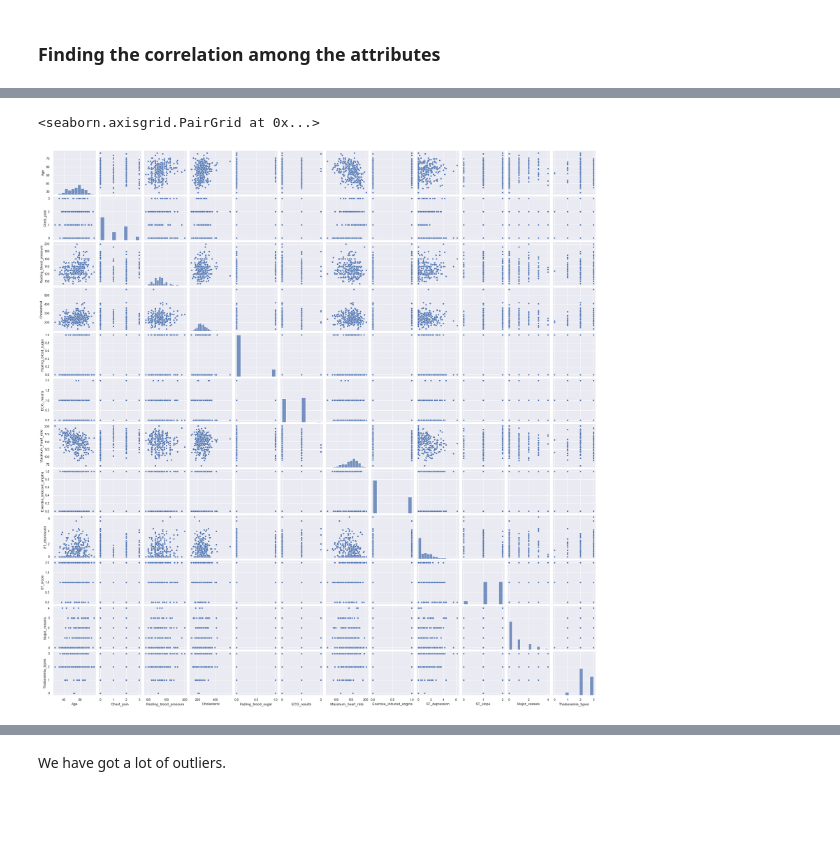
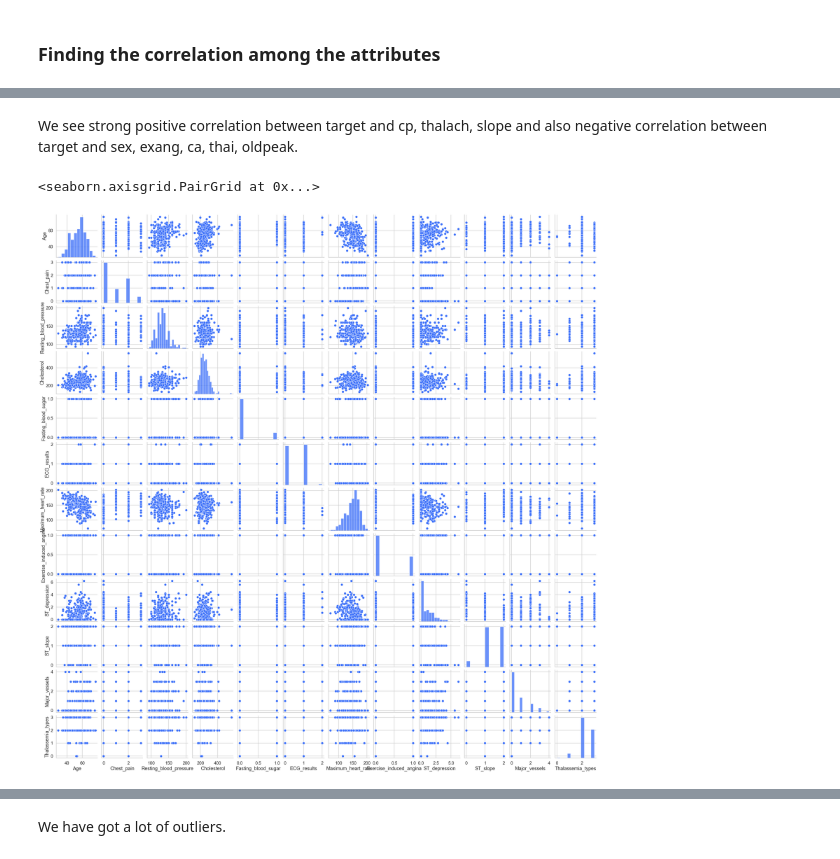
Before and after one commit to constantimi/Machine-Learning-Fundamentals, a Jupyter notebook: Heart Disease UCI/Heart Disease .ipynb, the cells around one changed output, grey strips where cells are left out. Drawn from its saved outputs; the diff is of its cells as text; code cells hidden in the pictures; blank space fills up the shorter version.

```diff
--- a/Heart Disease UCI/Heart Disease .ipynb
+++ b/Heart Disease UCI/Heart Disease .ipynb
@@ -207,3 +251,11 @@ We can find the types of the field which we don't need to convert to. However, w
+# %%
+df['Sex'] = df['Sex'].astype('object')
+df['Heart_arrack'] = df['Heart_attack'].astype('object')
+# df['Chest_pain'] = df['Chest_pain'].astype('object')
+# df['Fasting_blood_sugar'] = df['Fasting_blood_sugar'].astype('object')
+# df['ECG_results'] = df['ECG_results'].astype('object')
+# df['Exercise_induced_angina'] = df['Exercise_induced_angina'].astype('object')
+# df['ST_slope '] = df['ST_slope'].astype('object')
 # %% [markdown]
 ### Finding the correlation among the attributes
 # %%
@@ -225,9 +273,16 @@ SyntaxError: invalid syntax (<ipython-input-85-8ee6ddf34aee>, line 1)
+# %% [markdown]
+We see strong positive correlation between target and cp, thalach, slope and also negative correlation between target and sex, exang, ca, thai, oldpeak.
 # %%
 # Plot
+# Change defaults
+sns.set_style('whitegrid')
+sns.set_context('talk')
+sns.set_palette('rainbow')
+
 sns.pairplot(data=df)
 # %% [output]
 <seaborn.axisgrid.PairGrid at 0x...>
-[figure, old version]
+[figure, new version]
 # %%
 df.hist(figsize=(10,20), layout=(7,2))
 # %% [output]
```
Also changed, not shown: parts of 80 cells of this notebook, 1 other file.
